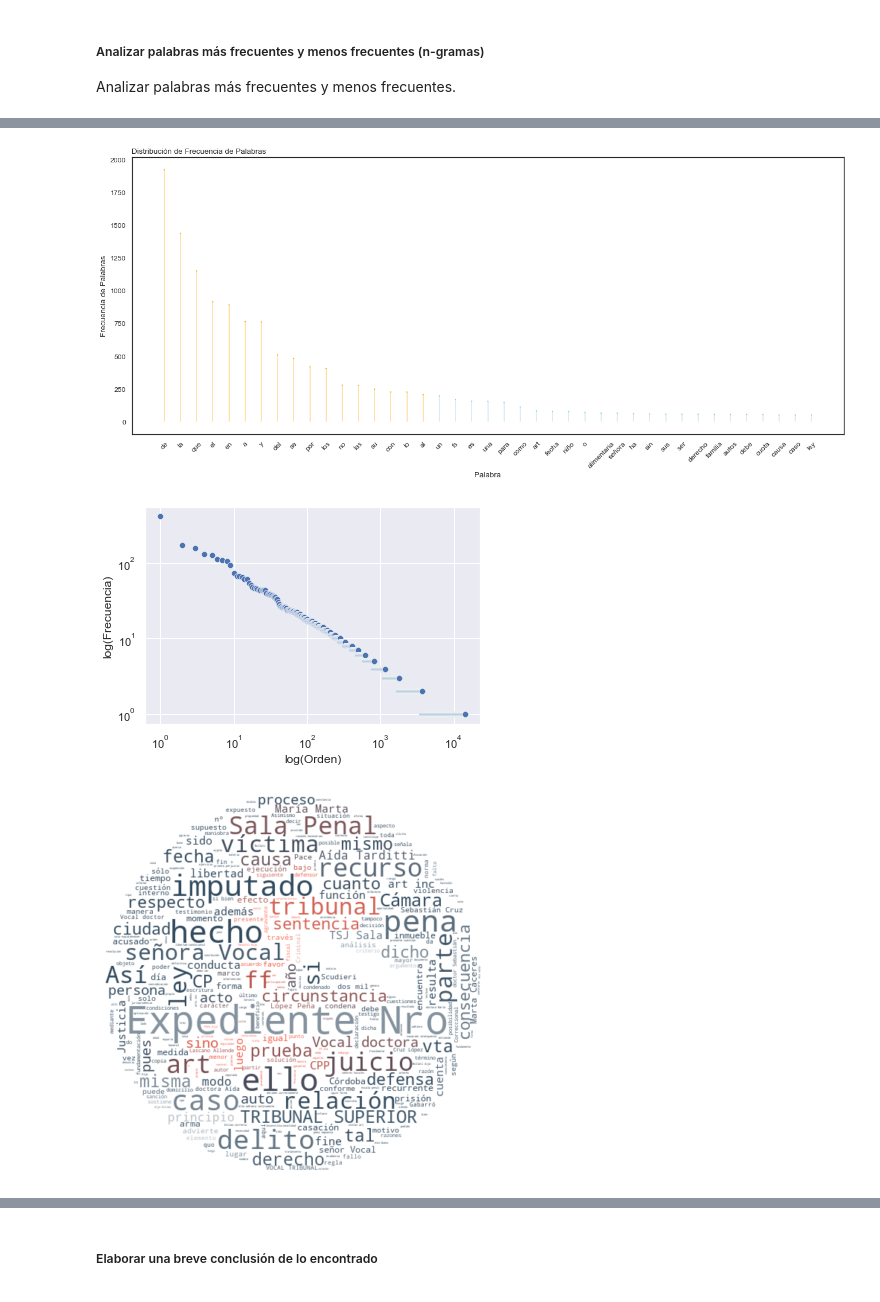
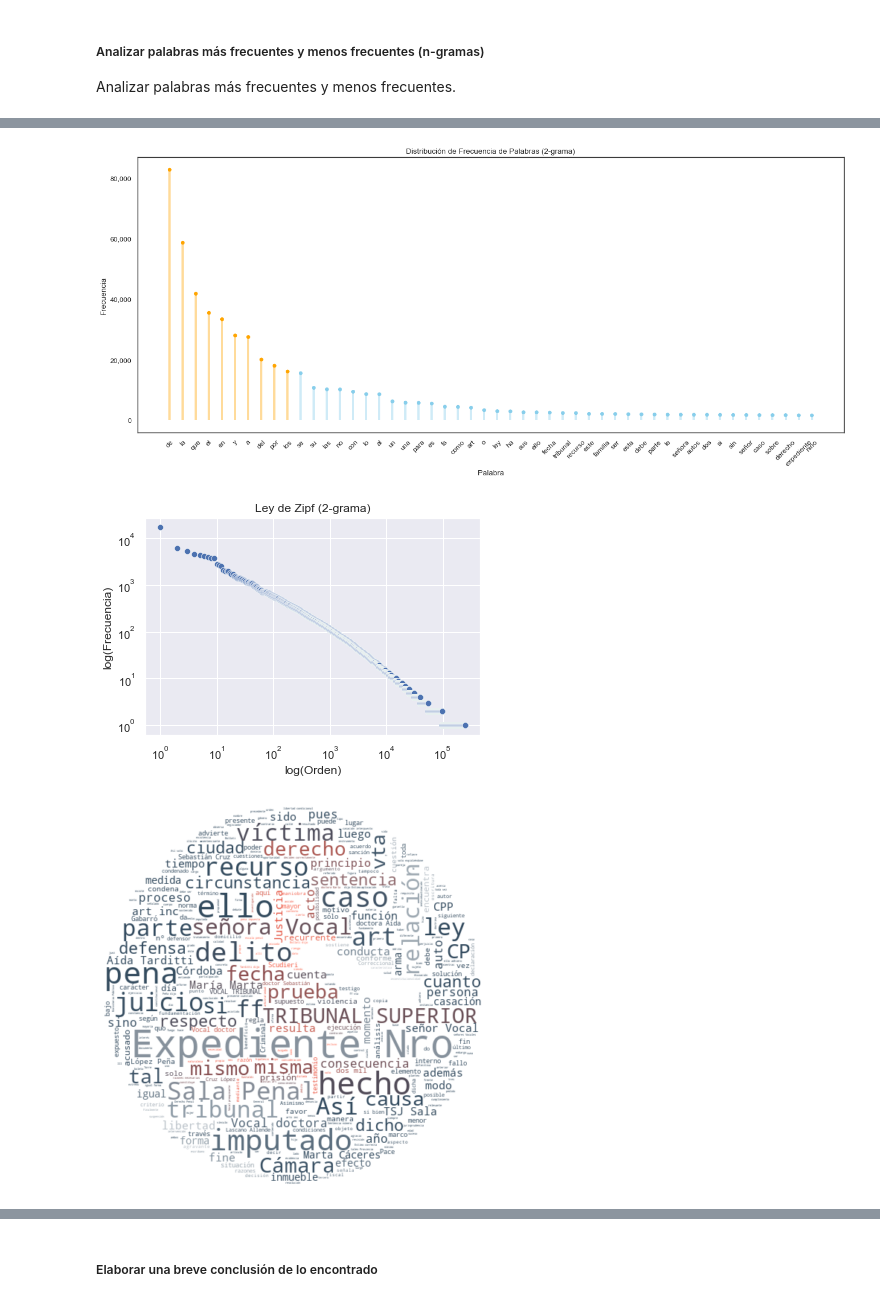
Before and after one commit to adrian-alejandro/Busqueda-y-Recomendacion-para-Textos-Legales-Mentoria-2022, a Jupyter notebook: Practico 1 - Analisis y Visualizacion.ipynb, the cells around one changed output, grey strips where cells are left out. Saved outputs shown, nothing was run; the diff lists cells and outputs as text; code cells hidden in the pictures.

```diff
--- a/Practico 1 - Analisis y Visualizacion.ipynb
+++ b/Practico 1 - Analisis y Visualizacion.ipynb
@@ -272,10 +277,10 @@ filesDir = f"{CURR_DIR}\Documentos"
 fueros = getListOfFiles(filesDir, return_dir=True)
 # %%
 # Generamos el corpus de palabras, y el diccionario con el mapeo de los fueros con sus respectivos documentos
-palabras, corpus_dic = get_palabras(filesDir, breakpoint=None)
+palabras, corpus_dic = get_palabras(filesDir, breakpoint=BREAKPOINT)
 
 frecuencia_palabras_df = get_conteo_palabras(palabras)
 
-print(frecuencia_palabras_df.head())
+print(frecuencia_palabras_df)
 # %% [output]
 palabra
@@ -294,9 +305,12 @@ El primer gráfico corresponde a la distribución de las palabras que se repiten
 En el segundo gráfico se muestran las frecuencias vs el orden de las palabras en escala logarítmica (ambos ejes).
 Ambos gráficos confirman un comportamiento exponencial.
 # %%
+identifier = 'Todos los documentos'
+
 #show_histogram(frecuencia_palabras_df, threshold=1)
 plot_histogram(
     frecuencia_palabras_df,
     threshold=50,  # Nos quedamos con las 50 palabras más frecuentes
-    y_low=200)
+    y_low=None,
+    description=identifier)
 # %% [output]
@@ -341,7 +355,7 @@ Las palabras menos frecuentes en sí son genéricas, que se pueden encontrar en
 ##### Visualizar la frecuencia de palabras en una nube de palabras
 # %%
 img_name = "legal-icon-png"
-output_name = f"img/{img_name}_wordcloud.png"
+output_name = f"img/{img_name}_wordcloud_ALL.png"
 
 generar_wordcloud(img_name, STOPWORDS_ES, palabras, output_name)
 # %% [output]
@@ -359,21 +373,23 @@ fueros_lista = []
 
 for fuero in ['FAMILIA', 'LABORAL', 'MENORES', 'PENAL']:
     filesDir = f"{CURR_DIR}\\Documentos\\{fuero}"
-    palabras_fuero, corpus_dic_fuero = get_palabras(filesDir, fuero_name=fuero, breakpoint=None)
+    identifier = f"Fuero: {fuero.title()}"
+    palabras_fuero, corpus_dic_fuero = get_palabras(filesDir, fuero_name=fuero, breakpoint=BREAKPOINT)
 
     palabras_df = get_conteo_palabras(palabras_fuero)
 
     # Convertimos las palabras más frecuentes en un conjunto, a modo de poder utilizar la propiedad intersección (de conjuntos)
     fueros_lista.append(
-        set(comparar_frecuencias_palabras(palabras_df, description=f"Fuero: {fuero}\n"))
+        set(comparar_frecuencias_palabras(palabras_df, description=identifier))
     )
 
     plot_histogram(
         palabras_df,
         threshold=50,  # Nos quedamos con las palabras con una frecuencia > 50
-        y_low=200)
+        y_low=None,
+        description=identifier)
 
-    show_zipf(palabras_df)
+    show_zipf(palabras_df, description=identifier)
 
     output_name = f"img/{img_name}_wordcloud_{fuero}.png"
 
@@ -455,16 +471,20 @@ Analizar palabras más frecuentes y menos frecuentes.
 # iteramos por n-gramas de 2 y 3
 
 for n in range(2, 4):
+    identifier = f"{n}-grama"
     n_grams = get_n_grams(palabras, n)
 
     ngrams_count = get_conteo_palabras(n_grams)
 
+    comparar_frecuencias_palabras(ngrams_count, description=identifier)
+
     plot_histogram(
         frecuencia_palabras_df,
-        threshold=50,  # Nos quedamos con las palabras con una frecuencia > 50
-        y_low=200)
+        threshold=50,  # Nos quedamos con las 50 palabras más frecuentes
+        y_low=None,
+        description=identifier)
 
-    show_zipf(ngrams_count)
+    show_zipf(ngrams_count, description=identifier)
 
     output_name = f"img/{img_name}_wordcloud_{n}-gram.png"
 
@@ -473,3 +510,3 @@ for n in range(2, 4):
-[figure, old version]
+[figure, new version]
-[figure, old version]
+[figure, new version]
-[figure, old version]
+[figure, new version]
```
Also changed, not shown: parts of 10 cells of this notebook, 8 other files.
